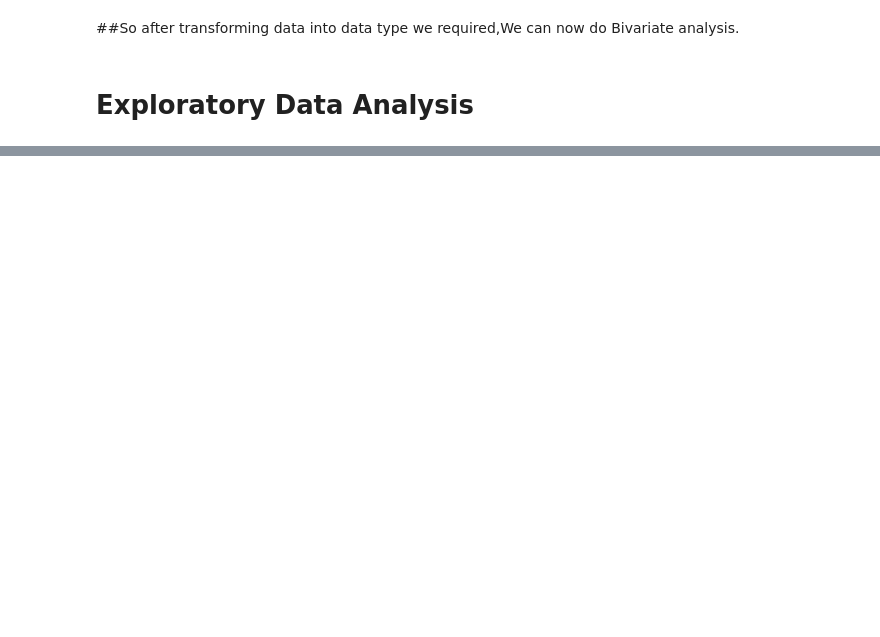
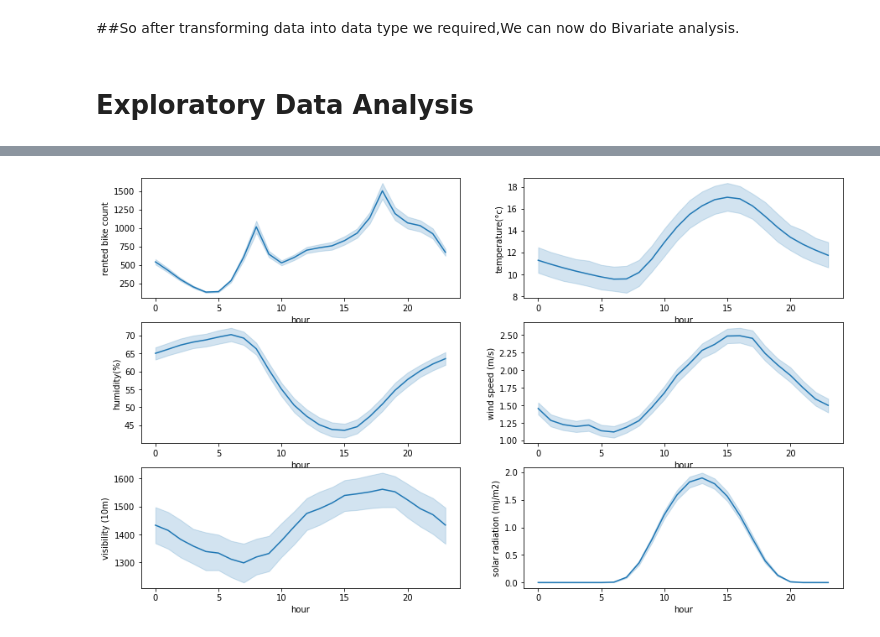
Before and after one commit to harishgawade1999/Bike_Sharing_Demand_Prediction_Capstone_Project, a Jupyter notebook: New_Harish_Bike_Sharing_Demand_Prediction_Capstone_Project.ipynb, the cells around one changed output, grey strips where cells are left out. Drawn from its saved outputs; the diff is of its cells as text; code cells hidden in the pictures; blank space fills up the shorter version.

```diff
--- a/New_Harish_Bike_Sharing_Demand_Prediction_Capstone_Project.ipynb
+++ b/New_Harish_Bike_Sharing_Demand_Prediction_Capstone_Project.ipynb
@@ -185,0 +276,19 @@ bike_df.describe()
+# %%
+# Analysis of numerical variables during hours
+fig, ax = plt.subplots(3,2,figsize=(15,9))
+
+sns.lineplot('hour', 'rented bike count', data=bike_df, ax=ax[0][0])
+
+sns.lineplot('hour', 'temperature(°c)', data=bike_df, ax=ax[0][1])
+
+sns.lineplot('hour', 'humidity(%)', data=bike_df, ax=ax[1][0])
+
+sns.lineplot('hour', 'wind speed (m/s)', data=bike_df, ax=ax[1][1])
+
+sns.lineplot('hour', 'visibility (10m)', data=bike_df, ax=ax[2][0])
+
+sns.lineplot('hour', 'solar radiation (mj/m2)', data=bike_df, ax=ax[2][1])
+
+plt.show()
+# %% [output]
+[figure, added]
```
Also changed, not shown: parts of 7 cells of this notebook.
